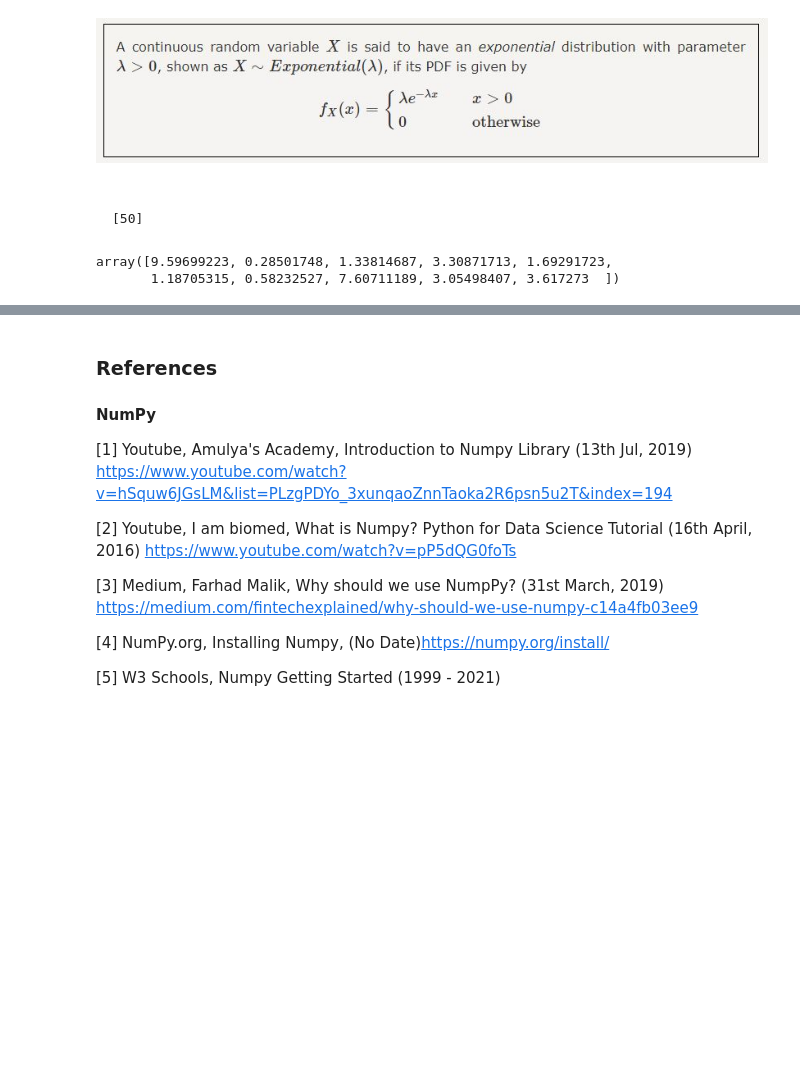
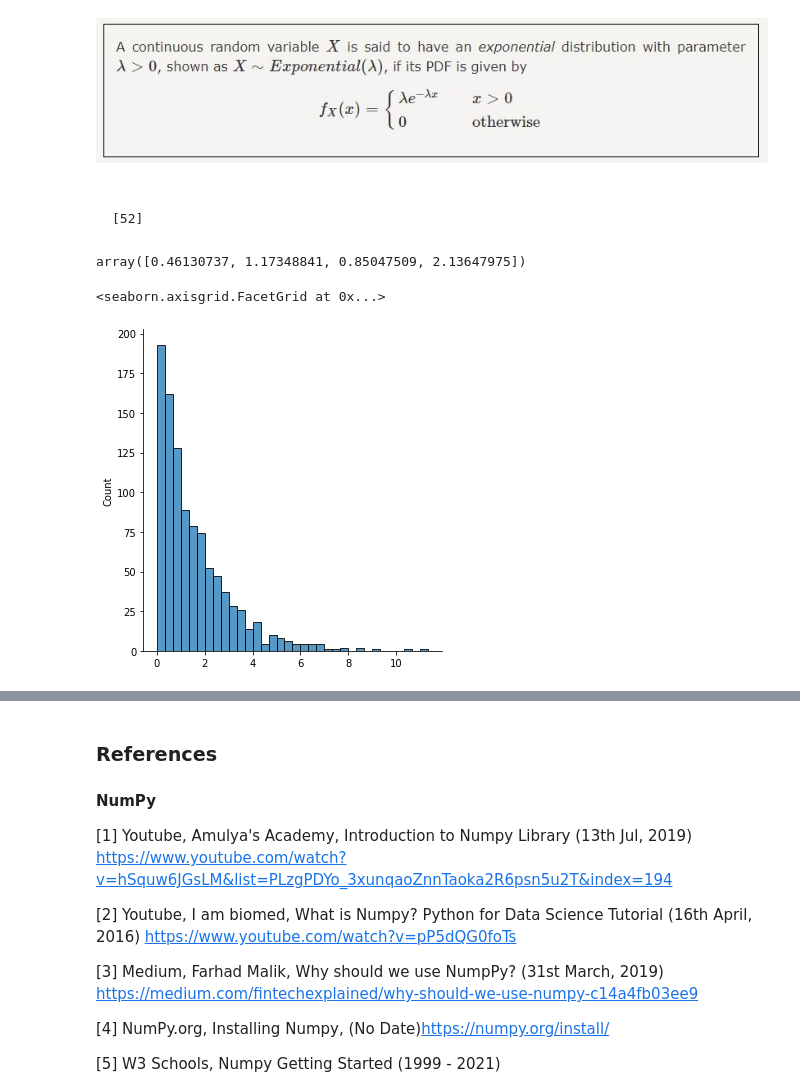
Before and after one commit to VCurry20/PDANumpy, a Jupyter notebook: Numpy.ipynb, the cells around one changed output, grey strips where cells are left out. Drawn from its saved outputs; the diff is of its cells as text; code cells hidden in the pictures; blank space fills up the shorter version.

Commit message:
exponential 2

```diff
--- a/Numpy.ipynb
+++ b/Numpy.ipynb
@@ -1192,9 +1196,21 @@ Where the poisson distribution outputs the number of events in a unit of time, t
 # %% [markdown]
 ![exponential%20dist.JPG](attachment:exponential%20dist.JPG)
 # %% [markdown]
-                                                                                                                      [50]
+                                                                                                                     [52]
 # %%
-rng.exponential(2.0, size=10)
+# here we will call the random exponential function
+
+rng.exponential(scale=2.0, size=4)   # scale=2.0 Size=4
+
+# output is an array
 # %% [output]
-array([9.59699223, 0.28501748, 1.33814687, 3.30871713, 1.69291723,
-       1.18705315, 0.58232527, 7.60711189, 3.05498407, 3.617273  ])
+array([0.46130737, 1.17348841, 0.85047509, 2.13647975])
+# %%
+# Plot on seaborn
+
+sns.displot(rng.exponential(scale=1.5, size=1000))
+
+# [48][50][53]
+# %% [output]
+<seaborn.axisgrid.FacetGrid at 0x...>
+[figure, added]
```
Also changed, not shown: parts of 56 cells of this notebook.
